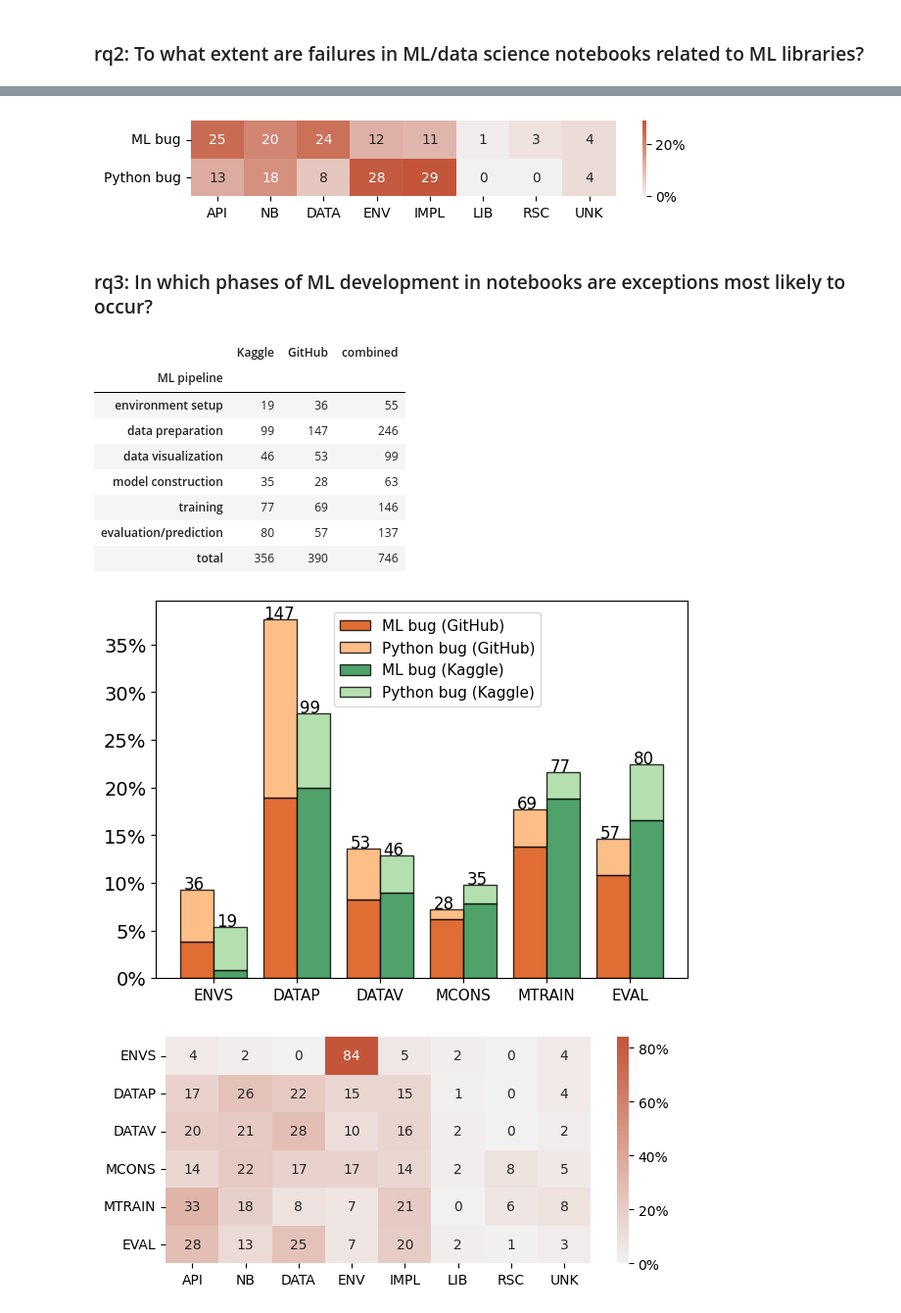
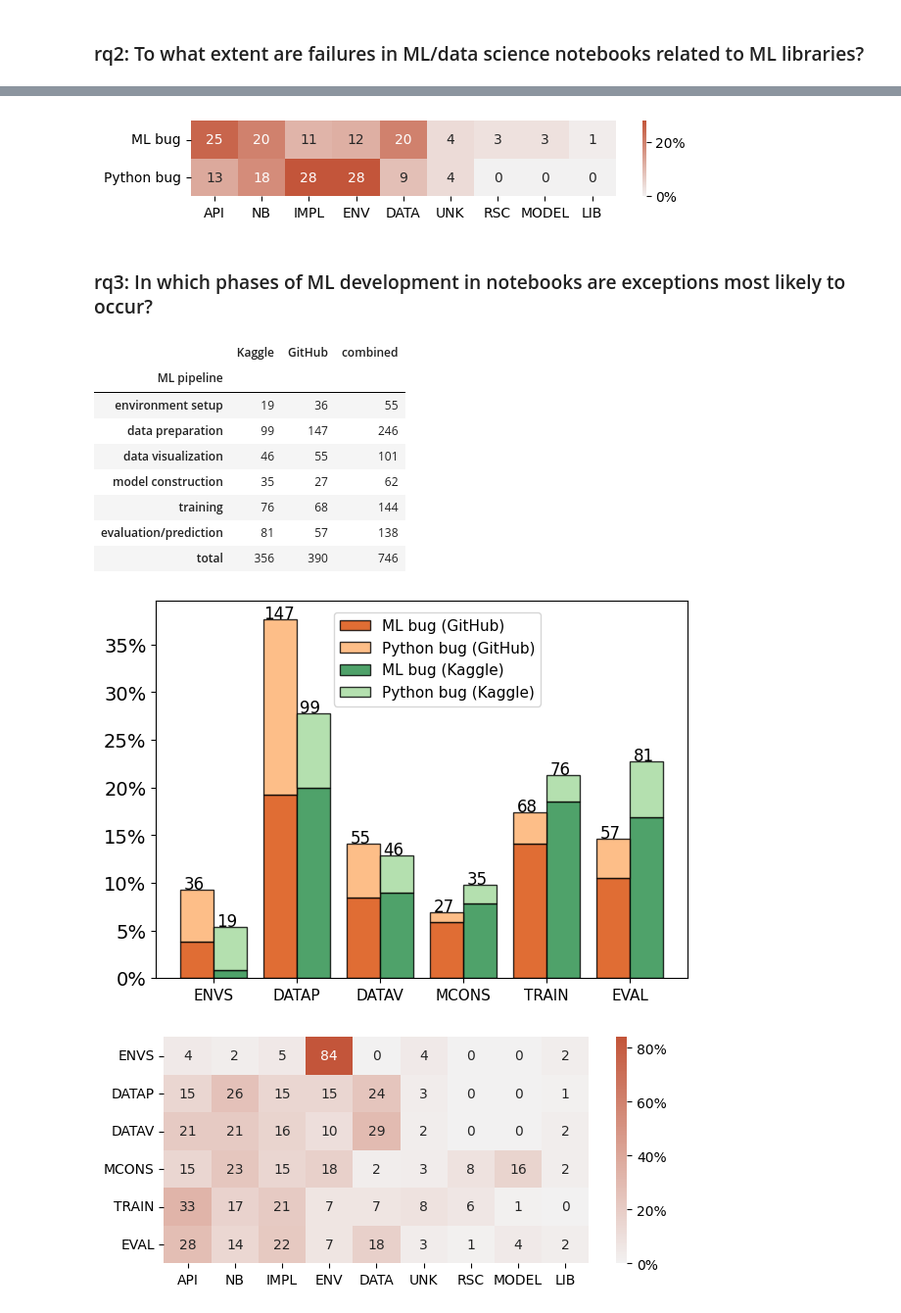
Before and after one commit to PELAB-LiU/jupyter_nbs_empirical, a Jupyter notebook: data_analysis_[additional-manual_labels_rqs].ipynb, the cells around one changed output, grey strips where cells are left out. Shown at 98% size. Cells and saved outputs as stored; diff of their text form; code cells hidden in the pictures.

```diff
--- a/data_analysis_[additional-manual_labels_rqs].ipynb
+++ b/data_analysis_[additional-manual_labels_rqs].ipynb
@@ -32,7 +25,9 @@ import utils.visualization_util as visualization_util
 # original data and config
 df_mlerr_label_config = pd.read_excel(config.path_default.joinpath('Manual_labeing/cluster_sampled_labeled_config.xlsx'),
                                 keep_default_na=False)
-exclude_config = ["label_if_error_chain"] # because it is the same as root cause==nb specific-previous cell error
+exclude_config = ["label_if_code_error_align", "label_if_error_chain", "label_if_runinfo_help", "other"]
+# label_if_error_chain is the same as root cause.nb specific-previous cell error, others are not used here
+
 df_mlerr_label_config.drop(exclude_config, axis=1, inplace=True)
 # data
 df_mlerr_labels = pd.read_excel(config.path_default.joinpath('Manual_labeing/cluster_sampled_labeled_processed.xlsx'))
@@ -47,16 +42,12 @@ print(df_mlerr_labels_k.eid.nunique())
 # config
 df_mlerr_label_config_sum = pd.read_excel(config.path_default.joinpath('Manual_labeing/cluster_sampled_labeled_config_sum.xlsx'),
                                 keep_default_na=False)
-exclude_config = ["label_if_error_chain"] # because it is the same as root cause==nb specific-previous cell error
 df_mlerr_label_config_sum.drop(exclude_config, axis=1, inplace=True)
 # data
 df_mlerr_labels_sum = pd.read_excel(config.path_default.joinpath('Manual_labeing/cluster_sampled_labeled_sum.xlsx'))
 df_mlerr_labels_g_sum = df_mlerr_labels_sum[df_mlerr_labels_sum["nb_source"]==config.NB_SOURCE["github"]].reset_index(drop=True)
 df_mlerr_labels_k_sum = df_mlerr_labels_sum[df_mlerr_labels_sum["nb_source"]==config.NB_SOURCE["kaggle"]].reset_index(drop=True)
 del df_mlerr_labels_sum
-
-print(df_mlerr_labels_g_sum.eid.nunique())
-print(df_mlerr_labels_k_sum.eid.nunique())
 
 # Summarize the statistics based on - df_mlerr_labels_sum
 # github stats
@@ -318,7 +433,7 @@ import seaborn as sns
 
 # plot the heatmap for the combined dataset, rc and mlbug relationship in percentages
 f,(ax1) = plt.subplots(1, 1, figsize=(7, 1))
-rc_new = [rc2abbr[x] for x in df_grouped.index]
+rc_new = [config.rc2abbr[x] for x in df_grouped.index]
 s = sns.heatmap((df_grouped*100).round(0).astype(int).T, fmt = "d", cbar_kws={'format': '%d%%'},
                 annot=True, xticklabels=rc_new,
                 cmap=cm_dp,# "vlag",
@@ -329,14 +444,14 @@ s.set(xlabel='', ylabel='')
 # f.savefig(config.path_default.joinpath('mlbug_rc.pdf'), bbox_inches='tight')
 plt.show()
 # %% [output]
-[figure, old version]
+[figure, new version]
 # %% [markdown]
 ### rq3: In which phases of ML development in notebooks are exceptions most likely to occur?
 # %%
 df_mlpp = pd.DataFrame([cluster_res_k_sum_weighted_sum['label_ML_pipeline'],
                      cluster_res_g_sum_weighted_sum['label_ML_pipeline']]).T.rename(columns={0: 'Kaggle', 1: 'GitHub'})
 df_mlpp.index.name = "ML pipeline"
-df_mlpp = df_mlpp.reindex(order_mlpp)
+df_mlpp = df_mlpp.reindex(config.order_mlpp)
 df_mlpp.loc['total']= df_mlpp.sum()
 df_mlpp['combined'] = df_mlpp['Kaggle']+df_mlpp['GitHub']
 df_mlpp
@@ -345,10 +460,10 @@ df_mlpp
 | ML pipeline |  |  |  |
 | environment setup | 19 | 36 | 55 |
 | data preparation | 99 | 147 | 246 |
-| data visualization | 46 | 53 | 99 |
-| model construction | 35 | 28 | 63 |
-| training | 77 | 69 | 146 |
-| evaluation/prediction | 80 | 57 | 137 |
+| data visualization | 46 | 55 | 101 |
+| model construction | 35 | 27 | 62 |
+| training | 76 | 68 | 144 |
+| evaluation/prediction | 81 | 57 | 138 |
 | total | 356 | 390 | 746 |
 # %%
 # data prepare
@@ -412,7 +527,7 @@ def plot_mlpp_mlbug(mlpp, mlpp_raw, nb_mlpp_mlbug_g_percent, nb_mlpp_mlbug_k_per
         plt.text(bar_k.get_x()+adjust_x, mlpp.Kaggle.iloc[id_bar]+.08, mlpp_raw.Kaggle.iloc[id_bar], fontsize=fontsize-4)
 
     fig.axes[0].yaxis.set_major_formatter(PercentFormatter(decimals=0))
-    xticks_labels = [mlpp2abbr[x] for x in mlpp.index]
+    xticks_labels = [config.mlpp2abbr[x] for x in mlpp.index]
     plt.xticks(inds, xticks_labels, rotation=0, fontsize=fontsize-5)
     plt.yticks(fontsize=fontsize-2)
 
@@ -438,7 +553,7 @@ def plot_mlpp_mlbug(mlpp, mlpp_raw, nb_mlpp_mlbug_g_percent, nb_mlpp_mlbug_k_per
 weight_count_g, weight_count_k = plot_mlpp_mlbug(mlpp, mlpp_raw, nb_mlpp_mlbug_g_percent, nb_mlpp_mlbug_k_percent,
                                                  if_save = False, save_name="mlpp_mlbug1.pdf")
 # %% [output]
-[figure, old version]
+[figure, new version]
 # %%
 # rc distribution for each pipeline
 
@@ -449,19 +564,20 @@ nb_mlpp_rc_g = nb_mlpp_rc_g.fillna(0)
 nb_mlpp_rc_k = nb_mlpp_rc_k.fillna(0)
 nb_mlpp_rc = nb_mlpp_rc_g + nb_mlpp_rc_k
 
-nb_mlpp_rc_percent = (nb_mlpp_rc/nb_mlpp_rc.sum())[order_mlpp].fillna(0)
+nb_mlpp_rc_percent = (nb_mlpp_rc/nb_mlpp_rc.sum())[config.order_mlpp].fillna(0)
+nb_mlpp_rc_percent = nb_mlpp_rc_percent.reindex(rc_plot.index)
 # %%
 f,(ax1) = plt.subplots(1, 1, figsize=(7, 3))
 # ax1.get_shared_y_axes().join(ax2)
-rc_new = [rc2abbr[x] for x in nb_mlpp_rc_percent.index]
-mlpp_new = [mlpp2abbr[x] for x in nb_mlpp_rc_percent.columns]
+rc_new = [config.rc2abbr[x] for x in nb_mlpp_rc_percent.index]
+mlpp_new = [config.mlpp2abbr[x] for x in nb_mlpp_rc_percent.columns]
 s = sns.heatmap((nb_mlpp_rc_percent*100).round(0).astype(int).T, fmt = "d", cbar_kws={'format': '%d%%'},
                 annot=True, xticklabels=rc_new, yticklabels=mlpp_new,
                 cmap=cm_dp,# "vlag",
                 center=0, #vmin=0, vmax=50,
                 ax=ax1)
 s.set(xlabel='', ylabel='')
 # plt.savefig(config.path_default.joinpath('mlpp_rc.pdf'), bbox_inches='tight')
 plt.show()
 # %% [output]
-[figure, old version]
+[figure, new version]
```
Also changed, not shown: parts of 20 cells of this notebook, 3 other files.
